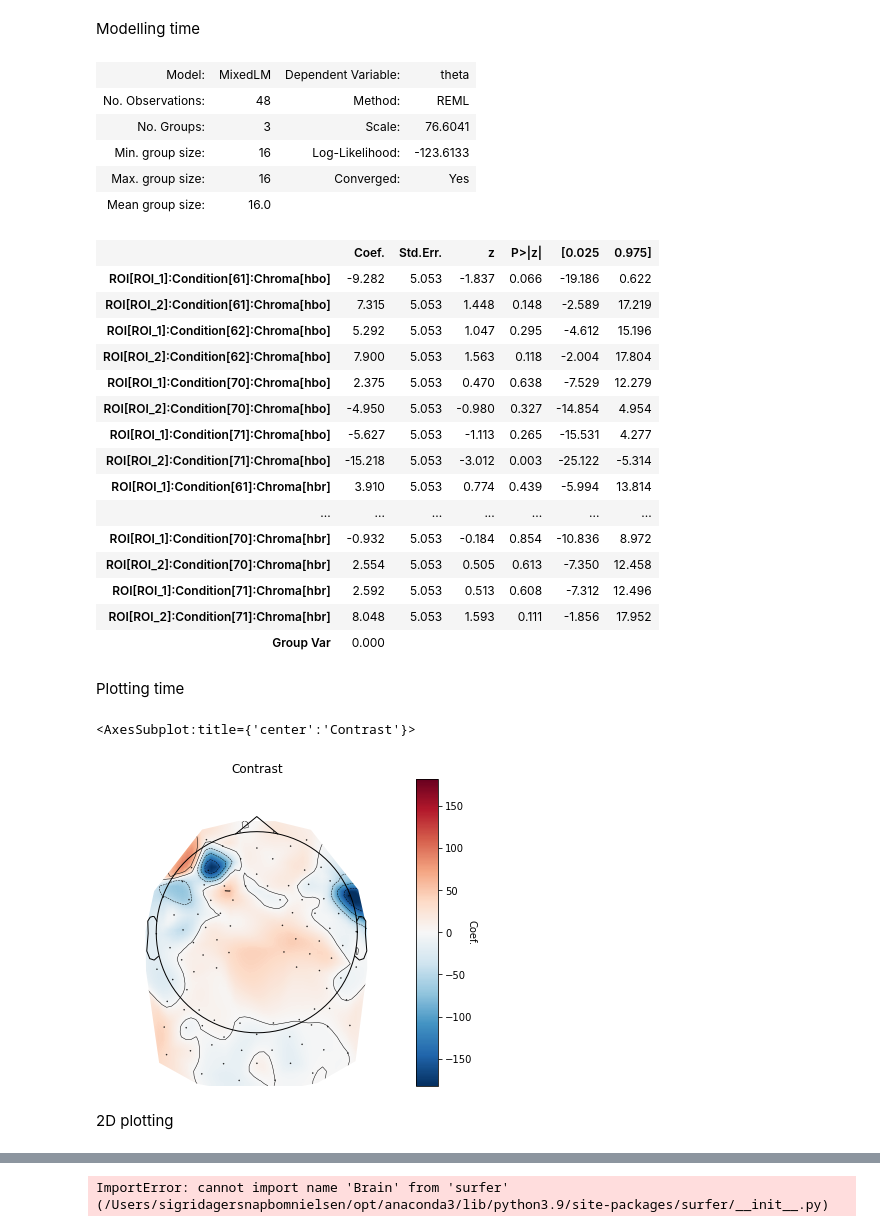
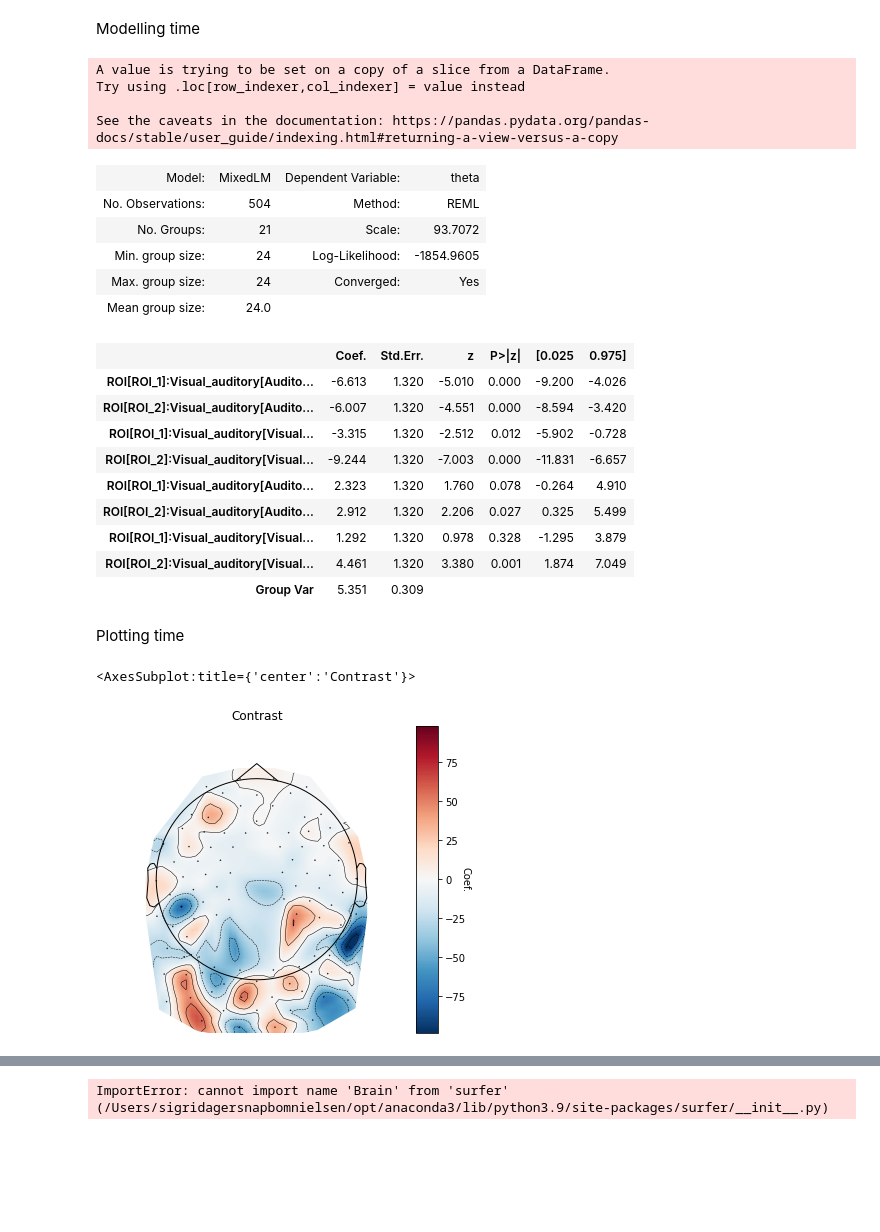
Before and after one commit to sigridbom/BA_fNIRS, a Jupyter notebook: preprocessing.ipynb, the cells around one changed output, grey strips where cells are left out. Drawn from its saved outputs; the diff is of its cells as text; code cells hidden in the pictures; blank space fills up the shorter version.

```diff
--- a/preprocessing.ipynb
+++ b/preprocessing.ipynb
@@ -186,28 +178,3 @@ Next, we put in our information. That is, which files to preprocess, the regions
 First, I try the analysis on a few files, to make sure the code runs.
 I test H1 (visual cortex).
 Here, ROI 1 is visual and ROI 2 is auditory (maybe).
-# %%
-df_roi = pd.DataFrame()  # To store region of interest results
-df_cha = pd.DataFrame()  # To store channel level results
-df_con = pd.DataFrame()  # To store channel level contrast results
-
-subjects = [
-    "/Users/sigridagersnapbomnielsen/Documents/Python/5th_semester/BA_fnirs_code/BA_fNIRS/phase_2_data/NCPE-2021-11-01/NP-Ph2-303-2021-11-01/2021-11-01_001.snirf",
-    "/Users/sigridagersnapbomnielsen/Documents/Python/5th_semester/BA_fnirs_code/BA_fNIRS/phase_2_data/NCPE-2021-11-01/NP-Ph2-304-2021-11-01/2021-11-01_002.snirf",
-    "/Users/sigridagersnapbomnielsen/Documents/Python/5th_semester/BA_fnirs_code/BA_fNIRS/phase_2_data/NCPE-2021-11-01/NP-Ph2-305-2021-11-01/2021-11-01_003.snirf"
-]
-
-for idx, sub in enumerate(subjects):
-    # Analyse data and return both ROI and channel results
-    raw_haemo, roi, channel, con = individual_analysis(
-        sub, idx,
-        roi_1=[[15,14], [15,12], [15,11], [16,14], [16,13], [16,16], [16,15], [31,15], [31,16],[31,30], [29,13], [29,16], [29,28], [30,16], [30,28], [30,30], [30,29], [32,30], [32,29], [32,27], [14,11], [14,14], [14,13], [27,28], [27,29], [27,26]
-        ], # visual
-        roi_2=[[11,10], [11,8], [11,9], [9,6], [9,10], [9,8], [7,6], [7,8], [7,5],[10,8], [10,5], [10,9], [10,7], [8,5], [8,7], [12,7], [12,9], [21,20], [21,22], [25,22], [25,24], [23,22], [23,20], [23,24], [23,23], [22,20], [22,23], [22,21], [26,24], [26,23], [26,25], [24,21], [24,23], [24,25]
-        ], #auditory
-        contrasts_1=['70', '71'], contrasts_2=['61', '62'])
-
-    # Append individual results to all participants
-    df_roi = df_roi.append(roi)
-    df_cha = df_cha.append(channel)
-    df_con = df_con.append(con)
@@ -264,31 +369,35 @@ grp_results
 # %% [markdown]
 Modelling time
 # %%
-grp_results = df_roi.query("Condition in ['70', '71', '61', '62']")
+grp_results = df_roi.query("Condition in ['70', '71', '72', '61', '62', '63']")
 
-roi_model = smf.mixedlm("theta ~ -1 + ROI:Condition:Chroma",
+#making a new column
+grp_results["Visual_auditory"] = np.where(grp_results.Condition.isin(['70', '71', '72']), "Visual", "Auditory")
+grp_results.head()
+
+#model
+roi_model = smf.mixedlm("theta ~ -1 + ROI:Visual_auditory:Chroma",
                         grp_results, groups=grp_results["ID"]).fit(method='nm')
 roi_model.summary()
+#grp_results
 # %% [output]
+A value is trying to be set on a copy of a slice from a DataFrame.
+Try using .loc[row_indexer,col_indexer] = value instead
+
+See the caveats in the documentation: https://pandas.pydata.org/pandas-docs/stable/user_guide/indexing.html#returning-a-view-versus-a-copy
 | Model: | MixedLM | Dependent Variable: | theta |
-| No. Observations: | 48 | Method: | REML |
-| No. Groups: | 3 | Scale: | 76.6041 |
-| Min. group size: | 16 | Log-Likelihood: | -123.6133 |
-| Max. group size: | 16 | Converged: | Yes |
-| Mean group size: | 16.0 |  |  |
+| No. Observations: | 504 | Method: | REML |
+| No. Groups: | 21 | Scale: | 93.7072 |
+| Min. group size: | 24 | Log-Likelihood: | -1854.9605 |
+| Max. group size: | 24 | Converged: | Yes |
+| Mean group size: | 24.0 |  |  |
 |  | Coef. | Std.Err. | z | P>|z| | [0.025 | 0.975] |
-| ROI[ROI_1]:Condition[61]:Chroma[hbo] | -9.282 | 5.053 | -1.837 | 0.066 | -19.186 | 0.622 |
-| ROI[ROI_2]:Condition[61]:Chroma[hbo] | 7.315 | 5.053 | 1.448 | 0.148 | -2.589 | 17.219 |
-| ROI[ROI_1]:Condition[62]:Chroma[hbo] | 5.292 | 5.053 | 1.047 | 0.295 | -4.612 | 15.196 |
-| ROI[ROI_2]:Condition[62]:Chroma[hbo] | 7.900 | 5.053 | 1.563 | 0.118 | -2.004 | 17.804 |
-| ROI[ROI_1]:Condition[70]:Chroma[hbo] | 2.375 | 5.053 | 0.470 | 0.638 | -7.529 | 12.279 |
-| ROI[ROI_2]:Condition[70]:Chroma[hbo] | -4.950 | 5.053 | -0.980 | 0.327 | -14.854 | 4.954 |
-| ROI[ROI_1]:Condition[71]:Chroma[hbo] | -5.627 | 5.053 | -1.113 | 0.265 | -15.531 | 4.277 |
-| ROI[ROI_2]:Condition[71]:Chroma[hbo] | -15.218 | 5.053 | -3.012 | 0.003 | -25.122 | -5.314 |
-| ROI[ROI_1]:Condition[61]:Chroma[hbr] | 3.910 | 5.053 | 0.774 | 0.439 | -5.994 | 13.814 |
-| ... | ... | ... | ... | ... | ... | ... |
-| ROI[ROI_1]:Condition[70]:Chroma[hbr] | -0.932 | 5.053 | -0.184 | 0.854 | -10.836 | 8.972 |
-| ROI[ROI_2]:Condition[70]:Chroma[hbr] | 2.554 | 5.053 | 0.505 | 0.613 | -7.350 | 12.458 |
-| ROI[ROI_1]:Condition[71]:Chroma[hbr] | 2.592 | 5.053 | 0.513 | 0.608 | -7.312 | 12.496 |
-| ROI[ROI_2]:Condition[71]:Chroma[hbr] | 8.048 | 5.053 | 1.593 | 0.111 | -1.856 | 17.952 |
-| Group Var | 0.000 |  |  |  |  |  |
+| ROI[ROI_1]:Visual_auditory[Audito... | -6.613 | 1.320 | -5.010 | 0.000 | -9.200 | -4.026 |
+| ROI[ROI_2]:Visual_auditory[Audito... | -6.007 | 1.320 | -4.551 | 0.000 | -8.594 | -3.420 |
+| ROI[ROI_1]:Visual_auditory[Visual... | -3.315 | 1.320 | -2.512 | 0.012 | -5.902 | -0.728 |
+| ROI[ROI_2]:Visual_auditory[Visual... | -9.244 | 1.320 | -7.003 | 0.000 | -11.831 | -6.657 |
+| ROI[ROI_1]:Visual_auditory[Audito... | 2.323 | 1.320 | 1.760 | 0.078 | -0.264 | 4.910 |
+| ROI[ROI_2]:Visual_auditory[Audito... | 2.912 | 1.320 | 2.206 | 0.027 | 0.325 | 5.499 |
+| ROI[ROI_1]:Visual_auditory[Visual... | 1.292 | 1.320 | 0.978 | 0.328 | -1.295 | 3.879 |
+| ROI[ROI_2]:Visual_auditory[Visual... | 4.461 | 1.320 | 3.380 | 0.001 | 1.874 | 7.049 |
+| Group Var | 5.351 | 0.309 |  |  |  |  |
@@ -297,20 +408,18 @@ Plotting time
 # %%
 fig, axes = plt.subplots(nrows=1, ncols=1, figsize=(6, 6))
 con_summary = df_con.query("Chroma in ['hbo']")
 
 # Run group level model and convert to dataframe
 con_model = smf.mixedlm("effect ~ -1 + ch_name:Chroma",
                         con_summary, groups=con_summary["ID"]).fit(method='nm')
 con_model_df = statsmodels_to_results(con_model,
                                       order=raw_haemo.copy().pick(
                                           picks="hbo").ch_names)
 
-con_model_df['Coef.'] = -con_model_df['Coef.']
+#con_model_df['Coef.'] = -con_model_df['Coef.']
 
 plot_glm_group_topo(raw_haemo.copy().pick(picks="hbo"),
                     con_model_df, colorbar=True, axes=axes)
 # %% [output]
 <AxesSubplot:title={'center':'Contrast'}>
-[figure, old version]
+[figure, new version]
-# %% [markdown]
-2D plotting
```
Also changed, not shown: parts of 13 cells of this notebook.
